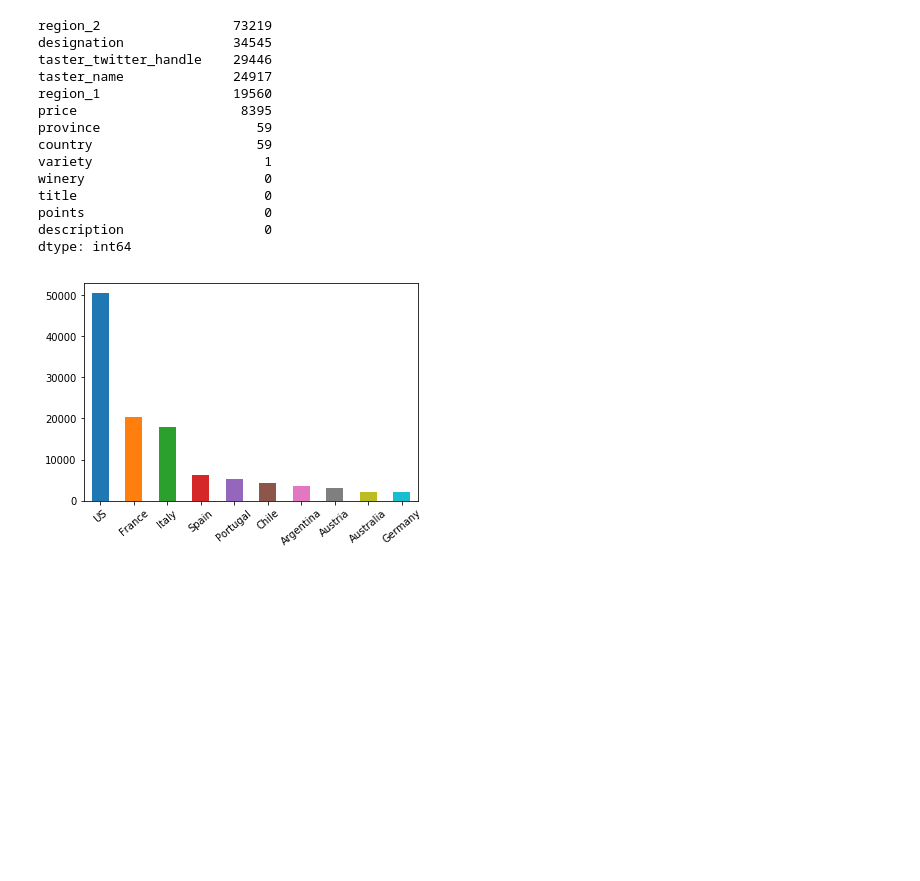
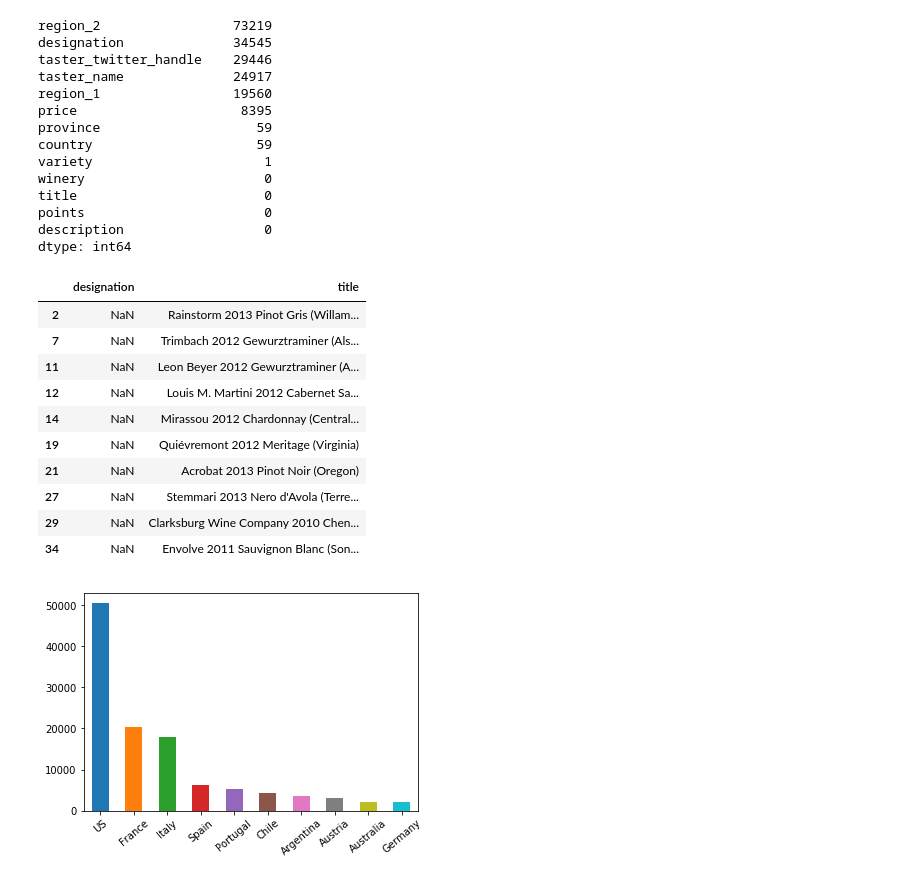
Before and after one commit to BLouie2/GA-ClassProjects, a Jupyter notebook: Wine - Final Project.ipynb, the cells around one changed output. Cells and saved outputs as stored; diff of their text form; code cells hidden in the pictures; blank space fills up the shorter version.

```diff
--- a/Wine - Final Project.ipynb
+++ b/Wine - Final Project.ipynb
@@ -79,6 +79,23 @@ title                        0
 points                       0
 description                  0
 dtype: int64
+# %%
+no_design = wine[wine.designation.isna()]
+no_design[['designation', 'title']][:10]
+
+#for missing designations looks like Wine type is listed after the year in the title, just before the region
+# %% [output]
+|  | designation | title |
+| 2 | NaN | Rainstorm 2013 Pinot Gris (Willam... |
+| 7 | NaN | Trimbach 2012 Gewurztraminer (Als... |
+| 11 | NaN | Leon Beyer 2012 Gewurztraminer (A... |
+| 12 | NaN | Louis M. Martini 2012 Cabernet Sa... |
+| 14 | NaN | Mirassou 2012 Chardonnay (Central... |
+| 19 | NaN | Quiévremont 2012 Meritage (Virginia) |
+| 21 | NaN | Acrobat 2013 Pinot Noir (Oregon) |
+| 27 | NaN | Stemmari 2013 Nero d'Avola (Terre... |
+| 29 | NaN | Clarksburg Wine Company 2010 Chen... |
+| 34 | NaN | Envolve 2011 Sauvignon Blanc (Son... |
 # %%
 wine['country'].value_counts()[:10].plot(kind='bar',rot=40)
 plt.show()
```
Also changed, not shown: parts of 20 cells of this notebook.
